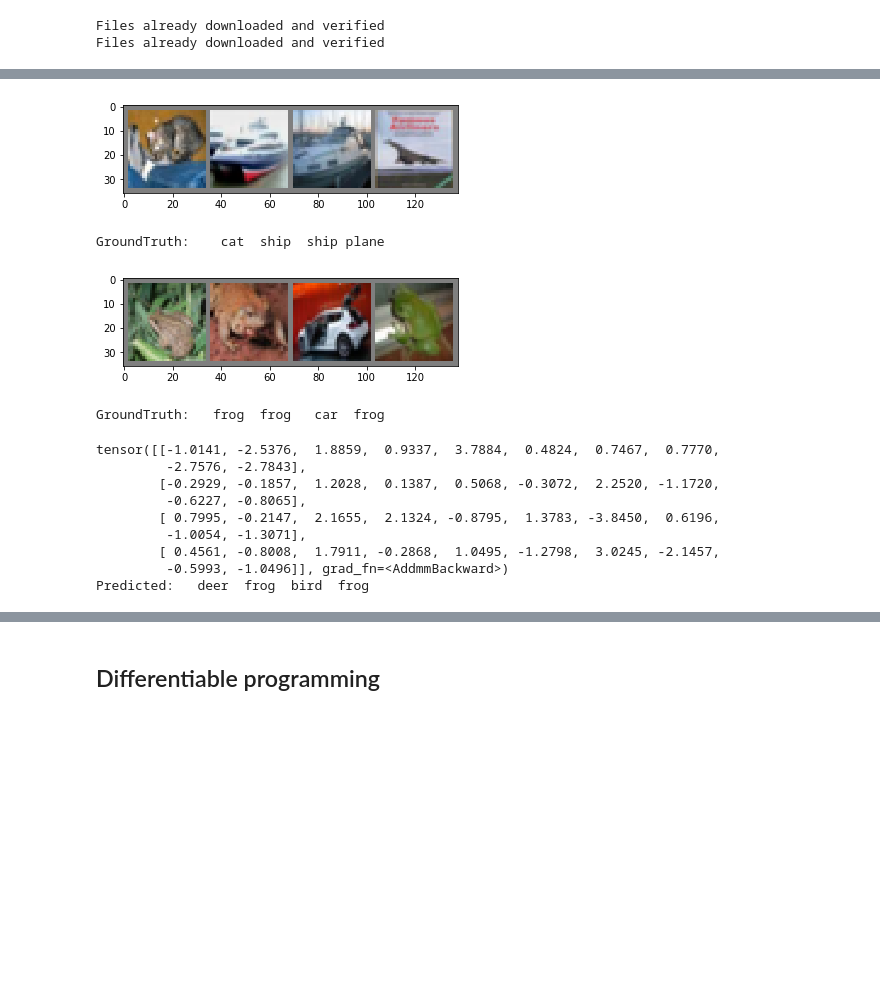
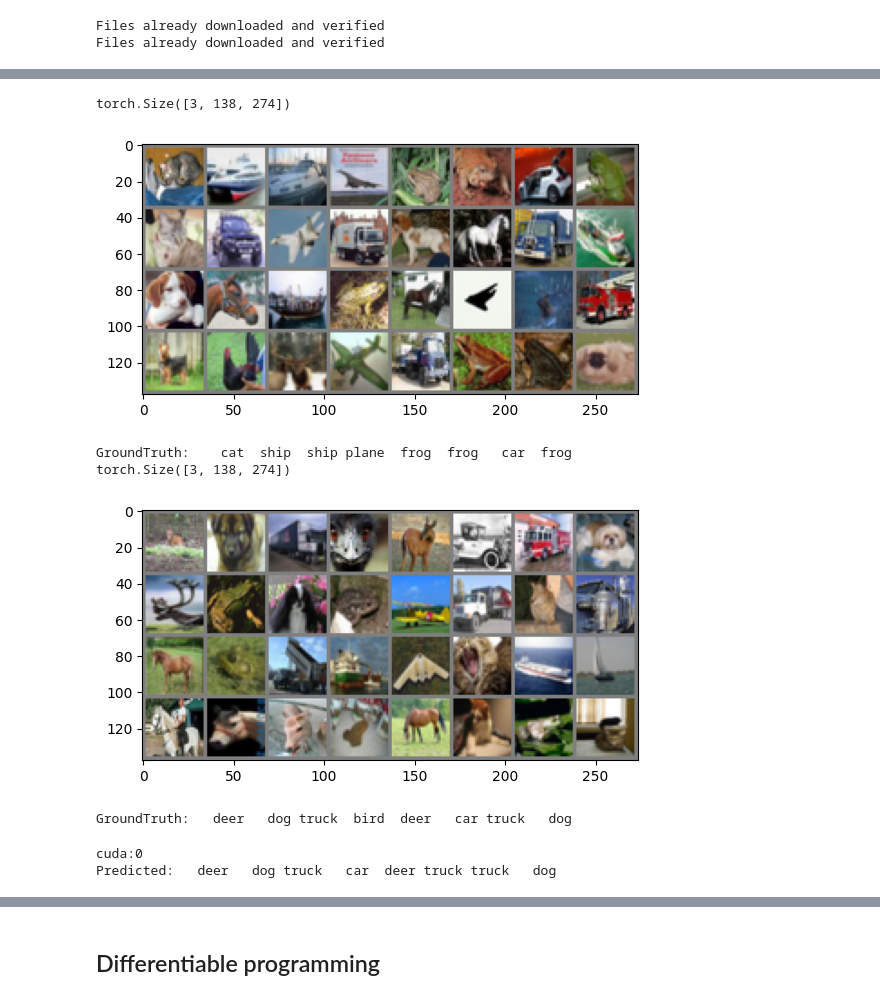
Before and after one commit to gtzan/csc421_tzanetakis, a Jupyter notebook: csc421_tzanetakis_deep_learning.ipynb, the cells around one changed output, grey strips where cells are left out. Saved outputs shown, nothing was run; the diff lists cells and outputs as text; code cells hidden in the pictures; blank space fills up the shorter version.

```diff
--- a/csc421_tzanetakis_deep_learning.ipynb
+++ b/csc421_tzanetakis_deep_learning.ipynb
@@ -91,17 +158,17 @@ transform = transforms.Compose(
     [transforms.ToTensor(),
      transforms.Normalize((0.5, 0.5, 0.5), (0.5, 0.5, 0.5))])
 
-batch_size = 4
+batch_size = 32
 
 trainset = torchvision.datasets.CIFAR10(root='./data', train=True,
                                         download=True, transform=transform)
 trainloader = torch.utils.data.DataLoader(trainset, batch_size=batch_size,
-                                          shuffle=True, num_workers=2)
+                                          shuffle=True, num_workers=4)
 
 testset = torchvision.datasets.CIFAR10(root='./data', train=False,
                                        download=True, transform=transform)
 testloader = torch.utils.data.DataLoader(testset, batch_size=batch_size,
-                                         shuffle=False, num_workers=2)
+                                         shuffle=False, num_workers=4)
 
 classes = ('plane', 'car', 'bird', 'cat',
            'deer', 'dog', 'frog', 'horse', 'ship', 'truck')
@@ -206,43 +354,38 @@ Finished Training
 # %%
 dataiter = iter(testloader)
-images, labels = dataiter.next()
+images, labels = next(dataiter)
 
 # print images
 imshow(torchvision.utils.make_grid(images))
-print('GroundTruth: ', ' '.join('%5s' % classes[labels[j]] for j in range(4)))
+print('GroundTruth: ', ' '.join('%5s' % classes[labels[j]] for j in range(8)))
 
-images, labels = dataiter.next()
+images, labels = next(dataiter)
 
 # print images
 imshow(torchvision.utils.make_grid(images))
-print('GroundTruth: ', ' '.join('%5s' % classes[labels[j]] for j in range(4)))
+print('GroundTruth: ', ' '.join('%5s' % classes[labels[j]] for j in range(8)))
 # %% [output]
+torch.Size([3, 138, 274])
-[figure, old version]
+[figure, new version]
-GroundTruth:    cat  ship  ship plane
+GroundTruth:    cat  ship  ship plane  frog  frog   car  frog
+torch.Size([3, 138, 274])
-[figure, old version]
+[figure, new version]
-GroundTruth:   frog  frog   car  frog
+GroundTruth:   deer   dog truck  bird  deer   car truck   dog
 # %%
 PATH = './cifar_net.pth'
 torch.save(net.state_dict(), PATH)
 
-
+print(device)
 net = Net()
 net.load_state_dict(torch.load(PATH))
-
-
+net.to(device)
+images = images.to(device)
 outputs = net(images)
 _, predicted = torch.max(outputs, 1)
 
-print(outputs)
+# print(outputs)
 print('Predicted: ', ' '.join('%5s' % classes[predicted[j]]
-                              for j in range(4)))
+                              for j in range(8)))
 # %% [output]
-tensor([[-1.0141, -2.5376,  1.8859,  0.9337,  3.7884,  0.4824,  0.7467,  0.7770,
-         -2.7576, -2.7843],
-        [-0.2929, -0.1857,  1.2028,  0.1387,  0.5068, -0.3072,  2.2520, -1.1720,
-         -0.6227, -0.8065],
-        [ 0.7995, -0.2147,  2.1655,  2.1324, -0.8795,  1.3783, -3.8450,  0.6196,
-         -1.0054, -1.3071],
-        [ 0.4561, -0.8008,  1.7911, -0.2868,  1.0495, -1.2798,  3.0245, -2.1457,
-         -0.5993, -1.0496]], grad_fn=<AddmmBackward>)
-Predicted:   deer  frog  bird  frog
+cuda:0
+Predicted:   deer   dog truck   car  deer truck truck   dog
```
Also changed, not shown: parts of 21 cells of this notebook, 4 other files.
